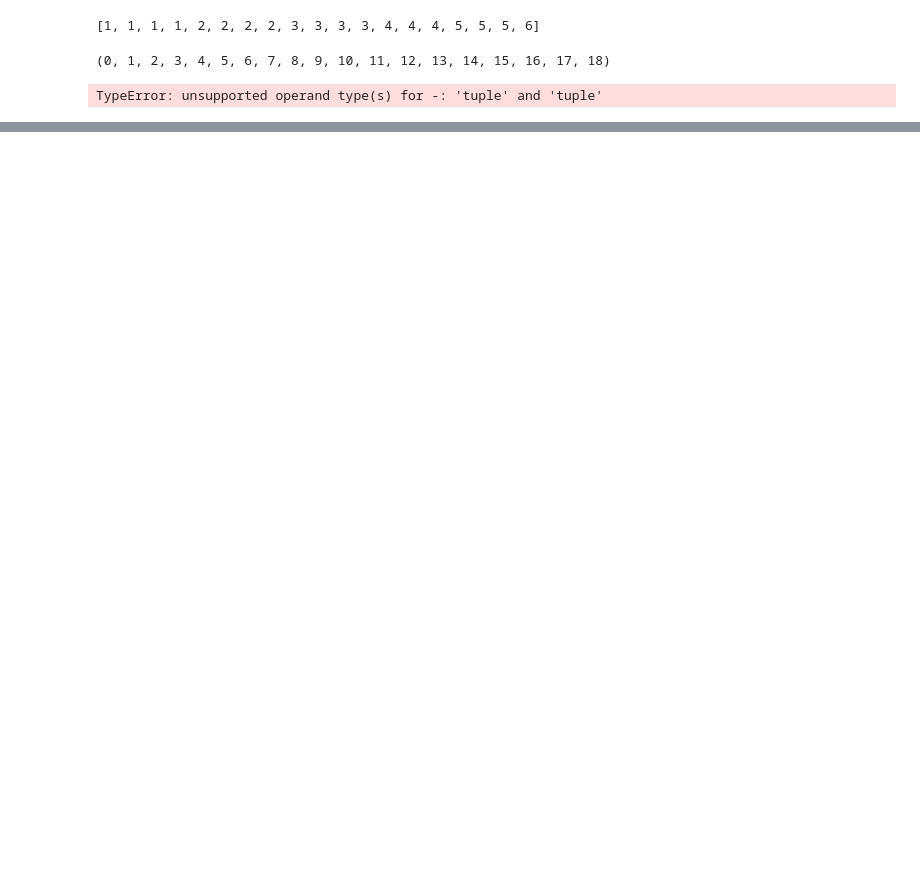
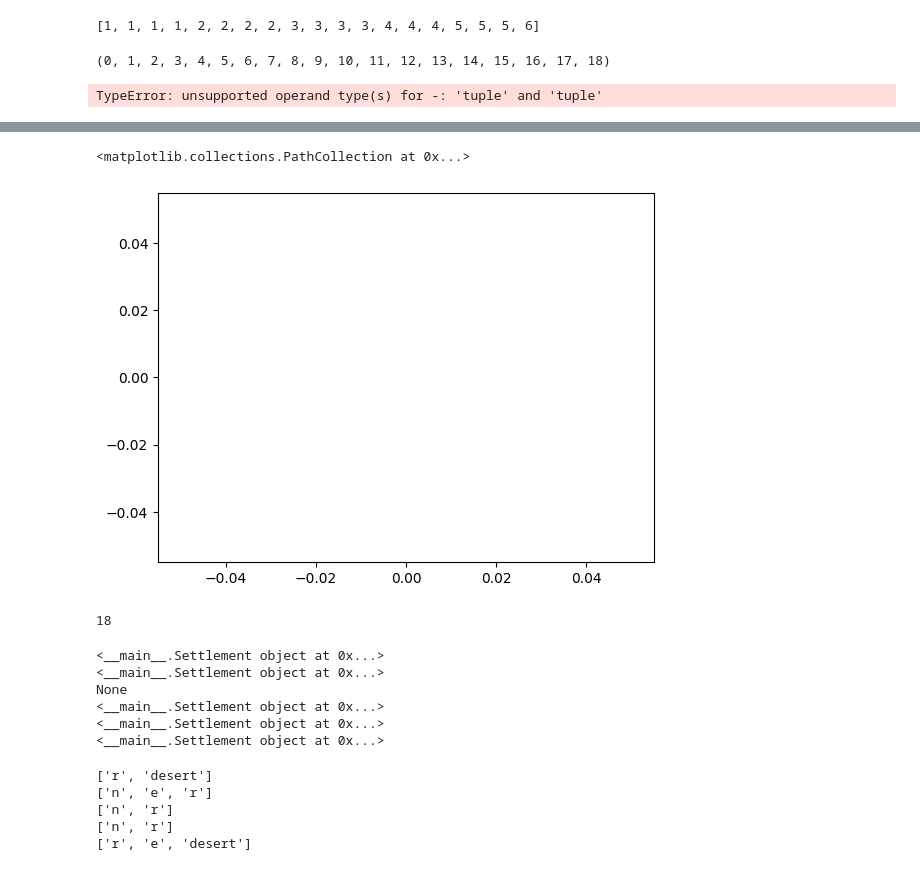
Before and after one commit to GuillaumeFerreol/Catan, a Jupyter notebook: V1/junk_notebook.ipynb, the cells around one changed output, grey strips where cells are left out. Saved outputs shown, nothing was run; the diff lists cells and outputs as text; code cells hidden in the pictures; blank space fills up the shorter version.

```diff
--- a/V1/junk_notebook.ipynb
+++ b/V1/junk_notebook.ipynb
@@ -350,0 +370,33 @@ AttributeError: type object 'Board' has no attribute 'region_coordinates'
+# %%
+x1=[x.coordinates[0] for x in board.settlements_test]
+y1=[x.coordinates[1] for x in board.settlements_test]
+plt.scatter(x1,y1, c='red')
+# %% [output]
+<matplotlib.collections.PathCollection at 0x...>
+[figure, added]
+# %%
+len(board.settlements_test)
+# %% [output]
+18
+# %%
+for x in board.regions[4].vertices:
+    print(board.regions[4].vertices[x])
+# %% [output]
+<__main__.Settlement object at 0x...>
+<__main__.Settlement object at 0x...>
+None
+<__main__.Settlement object at 0x...>
+<__main__.Settlement object at 0x...>
+<__main__.Settlement object at 0x...>
+# %%
+print(board.regions[4].vertices['v1'].regions)
+print(board.regions[4].vertices['v2'].regions)
+print(board.regions[4].vertices['v4'].regions)
+print(board.regions[4].vertices['v5'].regions)
+print(board.regions[4].vertices['v6'].regions)
+# %% [output]
+['r', 'desert']
+['n', 'e', 'r']
+['n', 'r']
+['n', 'r']
+['r', 'e', 'desert']
```
Also changed, not shown: parts of 9 cells of this notebook, 2 other files.
